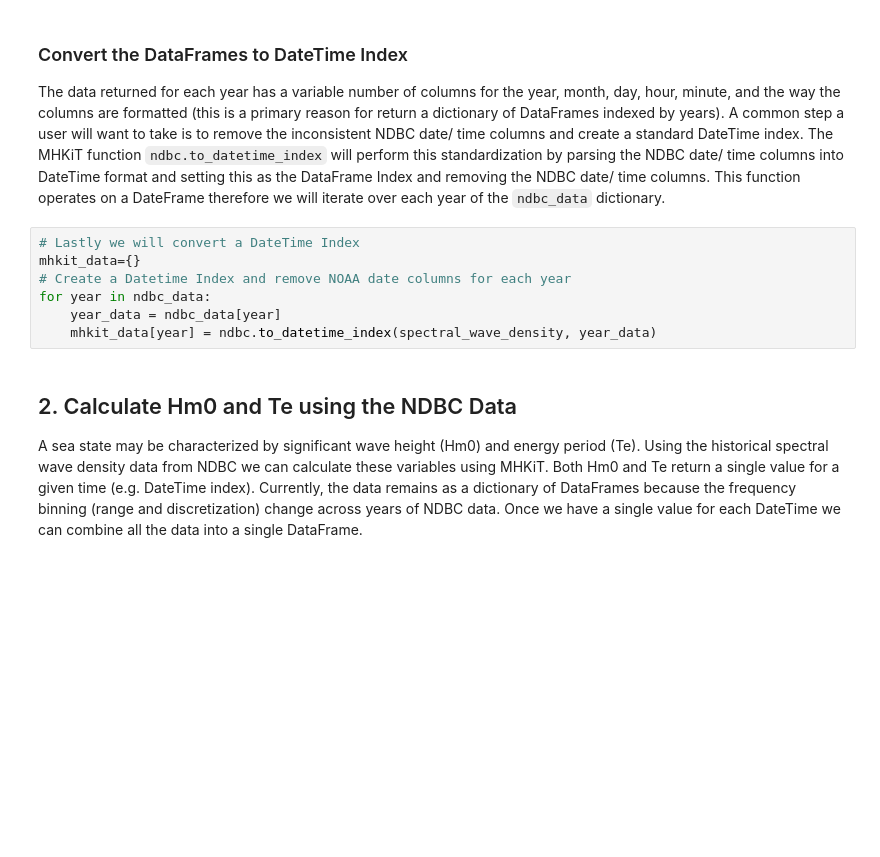
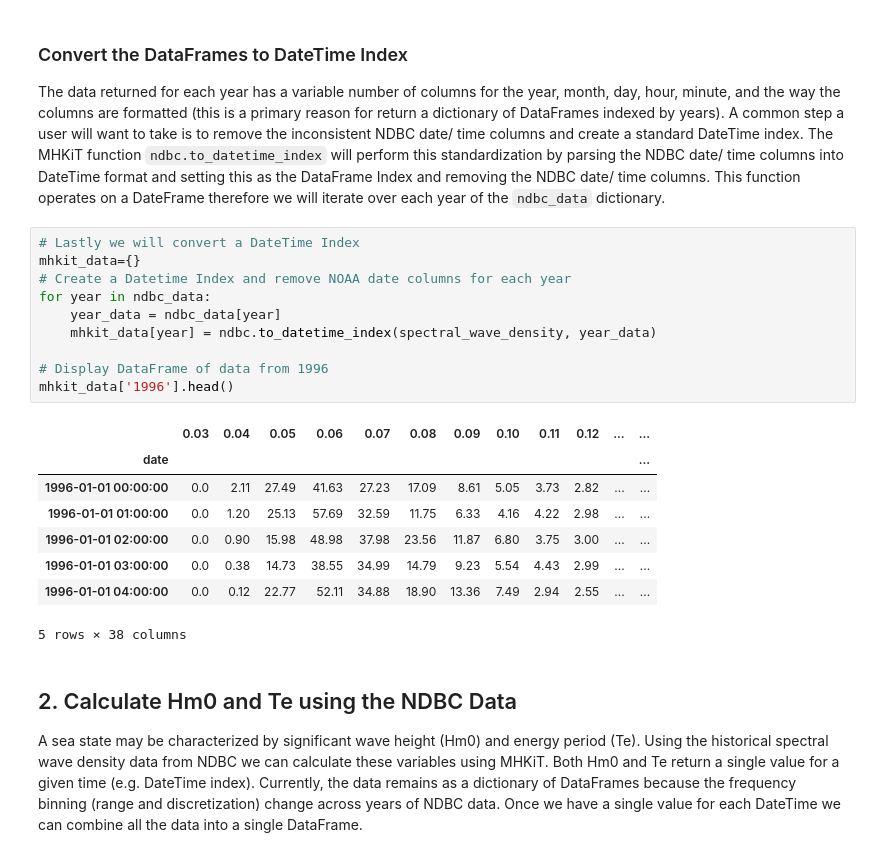
Before and after one commit to MHKiT-Software/MHKiT-Python, a Jupyter notebook: examples/environmental_contours.ipynb, the cells around one changed output. Cells and saved outputs as stored; diff of their text form; blank space fills up the shorter version.

```diff
--- a/examples/environmental_contours.ipynb
+++ b/examples/environmental_contours.ipynb
@@ -70,10 +70,22 @@ The data returned for each year has a variable number of columns for the year, m
 # %%
 # Lastly we will convert a DateTime Index
 mhkit_data={}
 # Create a Datetime Index and remove NOAA date columns for each year
 for year in ndbc_data:
     year_data = ndbc_data[year]
     mhkit_data[year] = ndbc.to_datetime_index(spectral_wave_density, year_data)
+
+# Display DataFrame of data from 1996
+mhkit_data['1996'].head()
+# %% [output]
+|  | 0.03 | 0.04 | 0.05 | 0.06 | 0.07 | 0.08 | 0.09 | 0.10 | 0.11 | 0.12 | ... | ... |
+| date |  |  |  |  |  |  |  |  |  |  |  | ... |
+| 1996-01-01 00:00:00 | 0.0 | 2.11 | 27.49 | 41.63 | 27.23 | 17.09 | 8.61 | 5.05 | 3.73 | 2.82 | ... | ... |
+| 1996-01-01 01:00:00 | 0.0 | 1.20 | 25.13 | 57.69 | 32.59 | 11.75 | 6.33 | 4.16 | 4.22 | 2.98 | ... | ... |
+| 1996-01-01 02:00:00 | 0.0 | 0.90 | 15.98 | 48.98 | 37.98 | 23.56 | 11.87 | 6.80 | 3.75 | 3.00 | ... | ... |
+| 1996-01-01 03:00:00 | 0.0 | 0.38 | 14.73 | 38.55 | 34.99 | 14.79 | 9.23 | 5.54 | 4.43 | 2.99 | ... | ... |
+| 1996-01-01 04:00:00 | 0.0 | 0.12 | 22.77 | 52.11 | 34.88 | 18.90 | 13.36 | 7.49 | 2.94 | 2.55 | ... | ... |
+5 rows × 38 columns
 # %% [markdown]
 ## 2. Calculate Hm0 and Te using the NDBC Data
 
```
Also changed, not shown: parts of 6 cells of this notebook, 2 other files.
